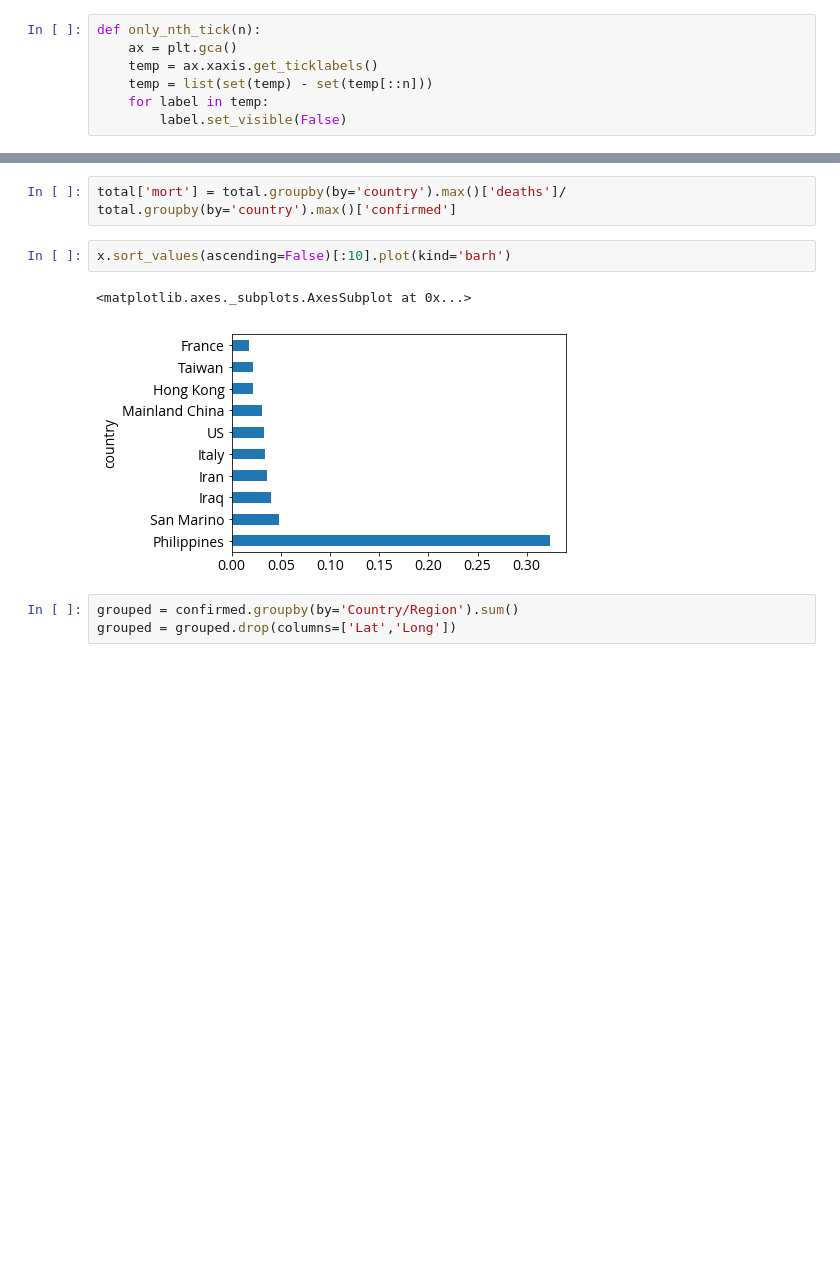
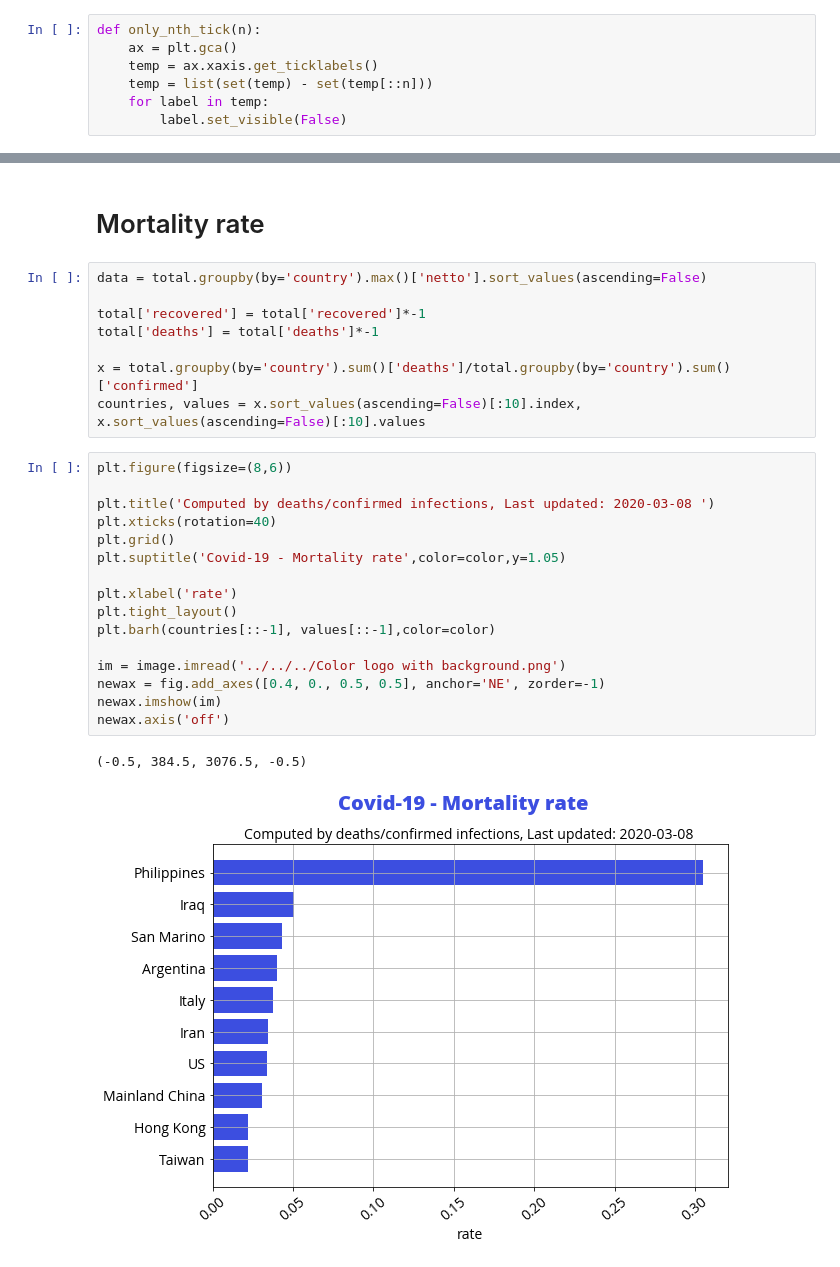
Before and after one commit to CannonCloud/coronavirus, a Jupyter notebook: python/corona_analysis.ipynb, the cells around one changed output, grey strips where cells are left out. Saved outputs shown, nothing was run; the diff lists cells and outputs as text; blank space fills up the shorter version.

```diff
--- a/python/corona_analysis.ipynb
+++ b/python/corona_analysis.ipynb
@@ -168,10 +141,29 @@ x = total.groupby(by='country').sum()['deaths']/total.groupby(by='country').sum(
-# %%
-total['mort'] = total.groupby(by='country').max()['deaths']/ total.groupby(by='country').max()['confirmed']
-# %%
-x.sort_values(ascending=False)[:10].plot(kind='barh')
-# %% [output]
-<matplotlib.axes._subplots.AxesSubplot at 0x...>
-[figure, removed]
-# %%
-grouped = confirmed.groupby(by='Country/Region').sum()
-grouped = grouped.drop(columns=['Lat','Long'])
+# %% [markdown]
+# Mortality rate
+# %%
+data = total.groupby(by='country').max()['netto'].sort_values(ascending=False)
+
+total['recovered'] = total['recovered']*-1
+total['deaths'] = total['deaths']*-1
+
+x = total.groupby(by='country').sum()['deaths']/total.groupby(by='country').sum()['confirmed']
+countries, values = x.sort_values(ascending=False)[:10].index, x.sort_values(ascending=False)[:10].values
+# %%
+plt.figure(figsize=(8,6))
+
+plt.title('Computed by deaths/confirmed infections, Last updated: 2020-03-08 ')
+plt.xticks(rotation=40)
+plt.grid()
+plt.suptitle('Covid-19 - Mortality rate',color=color,y=1.05)
+
+plt.xlabel('rate')
+plt.tight_layout()
+plt.barh(countries[::-1], values[::-1],color=color)
+
+im = image.imread('../../../Color logo with background.png')
+newax = fig.add_axes([0.4, 0., 0.5, 0.5], anchor='NE', zorder=-1)
+newax.imshow(im)
+newax.axis('off')
+# %% [output]
+(-0.5, 384.5, 3076.5, -0.5)
+[figure, added]
```
Also changed, not shown: parts of 27 cells of this notebook.
